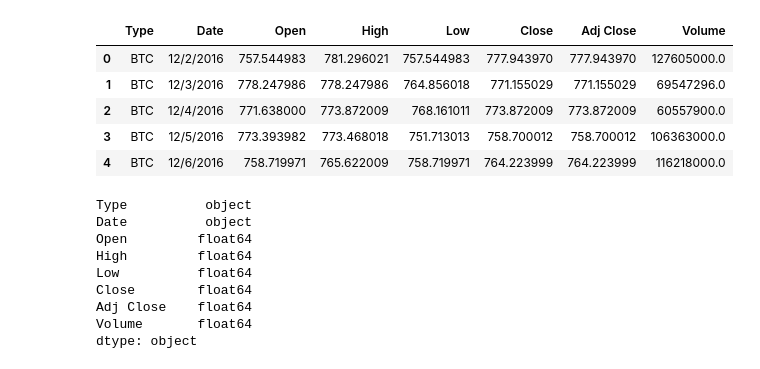
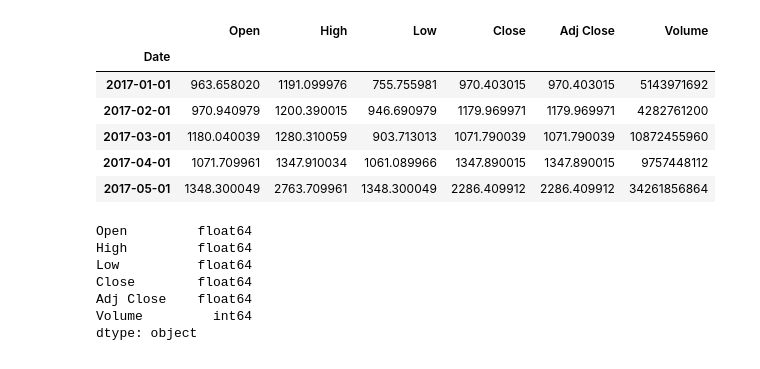
Before and after one commit to dmayo0317/project4, a Jupyter notebook: Bitcoin_monthly.ipynb, the cells around one changed output. Saved outputs shown, nothing was run; the diff lists cells and outputs as text; code cells hidden in the pictures.

```diff
--- a/Bitcoin_monthly.ipynb
+++ b/Bitcoin_monthly.ipynb
@@ -16,24 +15,23 @@ import matplotlib.dates as mdates
 from datetime import datetime, timedelta
 import matplotlib.pylab as plt
 # %%
-bitcoin_df = pd.read_csv('Resources/BTC-USD.csv')
+bitcoin_df = pd.read_csv('Resources/BTC-USD-monthly.csv',index_col='Date', parse_dates= True)
 bitcoin_df.head(5)
 # %% [output]
-|  | Type | Date | Open | High | Low | Close | Adj Close | Volume |
-| 0 | BTC | 12/2/2016 | 757.544983 | 781.296021 | 757.544983 | 777.943970 | 777.943970 | 127605000.0 |
-| 1 | BTC | 12/3/2016 | 778.247986 | 778.247986 | 764.856018 | 771.155029 | 771.155029 | 69547296.0 |
-| 2 | BTC | 12/4/2016 | 771.638000 | 773.872009 | 768.161011 | 773.872009 | 773.872009 | 60557900.0 |
-| 3 | BTC | 12/5/2016 | 773.393982 | 773.468018 | 751.713013 | 758.700012 | 758.700012 | 106363000.0 |
-| 4 | BTC | 12/6/2016 | 758.719971 | 765.622009 | 758.719971 | 764.223999 | 764.223999 | 116218000.0 |
+|  | Open | High | Low | Close | Adj Close | Volume |
+| Date |  |  |  |  |  |  |
+| 2017-01-01 | 963.658020 | 1191.099976 | 755.755981 | 970.403015 | 970.403015 | 5143971692 |
+| 2017-02-01 | 970.940979 | 1200.390015 | 946.690979 | 1179.969971 | 1179.969971 | 4282761200 |
+| 2017-03-01 | 1180.040039 | 1280.310059 | 903.713013 | 1071.790039 | 1071.790039 | 10872455960 |
+| 2017-04-01 | 1071.709961 | 1347.910034 | 1061.089966 | 1347.890015 | 1347.890015 | 9757448112 |
+| 2017-05-01 | 1348.300049 | 2763.709961 | 1348.300049 | 2286.409912 | 2286.409912 | 34261856864 |
 # %%
 bitcoin_df.dtypes
 # %% [output]
-Type          object
-Date          object
 Open         float64
 High         float64
 Low          float64
 Close        float64
 Adj Close    float64
-Volume       float64
+Volume         int64
 dtype: object
```
Also changed, not shown: parts of 26 cells of this notebook.
